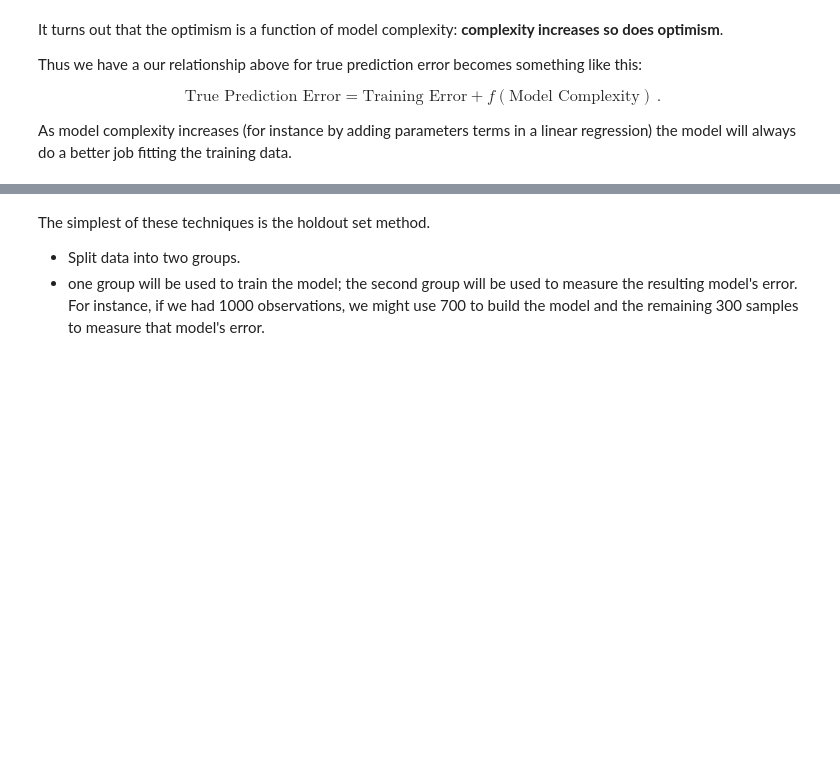
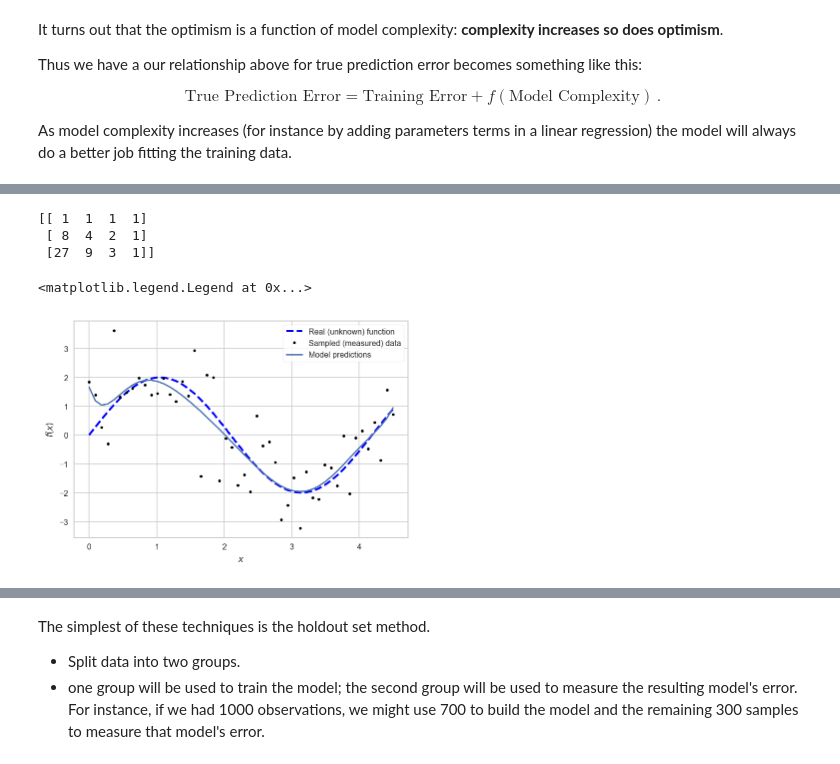
Before and after one commit to lmarti/machine-learning, a Jupyter notebook: 08. Assessment and Parameter Optimization.ipynb, the cells around one changed output, grey strips where cells are left out. Cells and saved outputs as stored; diff of their text form; code cells hidden in the pictures; blank space fills up the shorter version.

```diff
--- a/08. Assessment and Parameter Optimization.ipynb
+++ b/08. Assessment and Parameter Optimization.ipynb
@@ -101,0 +128,8 @@ As model complexity increases (for instance by adding parameters terms in a line
+# %%
+# This illustrates how vander function works:
+x1 = np.array([1,2,3])
+print(np.vander(x1, 4))
+# %% [output]
+[[ 1  1  1  1]
+ [ 8  4  2  1]
+ [27  9  3  1]]
@@ -101,0 +138,32 @@ As model complexity increases (for instance by adding parameters terms in a line
+# %%
+def fit_polynomial(x, y, degree):
+    '''
+    Fits a polynomial to the input sample.
+    (x,y): input sample
+    degree: polynomial degree
+    '''
+    model = LinearRegression()
+    model.fit(np.vander(x, degree + 1), y)
+    return model
+# %%
+def apply_polynomial(model, x):
+    '''
+    Evaluates a linear regression model in an input sample
+    model: linear regression model
+    x: input sample
+    '''
+    degree = model.coef_.size - 1
+    y = model.predict(np.vander(x, degree + 1))
+    return y
+# %%
+model = fit_polynomial(x, y, 8)
+p_y = apply_polynomial(model, x)
+plt.plot(f_x, f_y, 'b--', linewidth=2, label='Real (unknown) function')
+plt.plot(x, y, 'k.', label='Sampled (measured) data')
+plt.plot(x, p_y, label='Model predictions')
+plt.xlabel('$x$')
+plt.ylabel('$f(x)$')
+plt.legend(frameon=True)
+# %% [output]
+<matplotlib.legend.Legend at 0x...>
+[figure, added]
```
Also changed, not shown: parts of 14 cells of this notebook, 3 other files.
